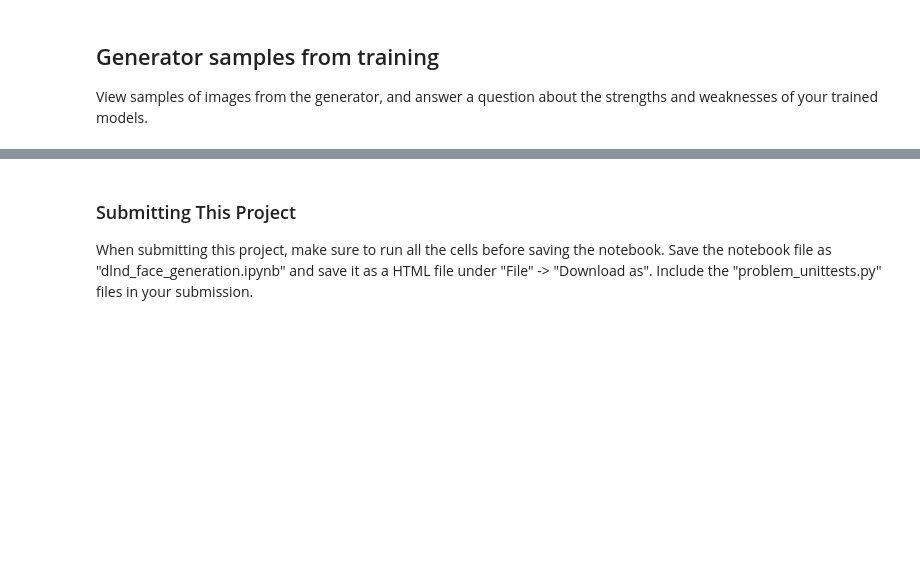
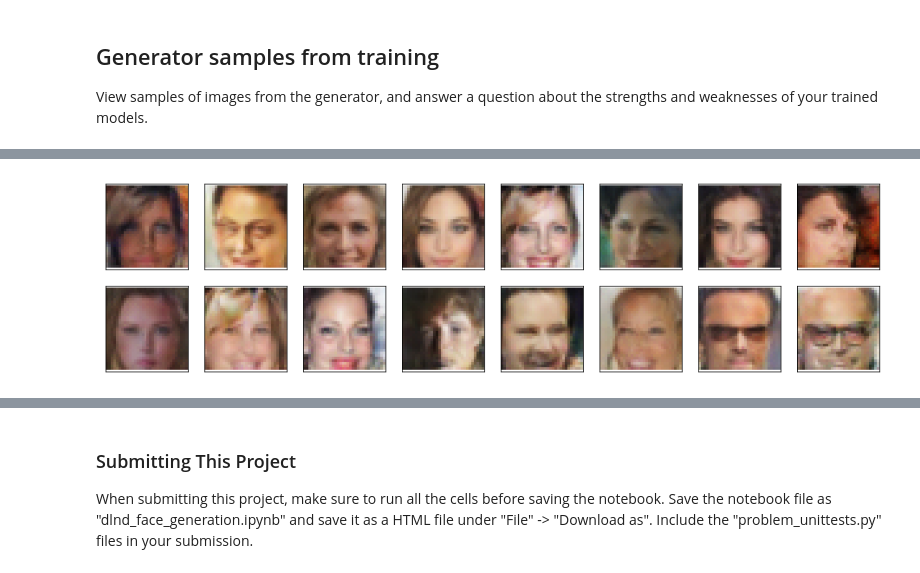
Before and after one commit to armhzjz/deep-learning-v2-pytorch, a Jupyter notebook: project-face-generation/dlnd_face_generation.ipynb, the cells around one changed output, grey strips where cells are left out. Saved outputs shown, nothing was run; the diff lists cells and outputs as text; code cells hidden in the pictures; blank space fills up the shorter version.

```diff
--- a/project-face-generation/dlnd_face_generation.ipynb
+++ b/project-face-generation/dlnd_face_generation.ipynb
@@ -663,0 +655,4 @@ _ = view_samples(-1, samples)
+# %%
+_ = view_samples(-1, samples) # LSGAN Kernel_D = 4 x 4, Kernel_G = 6 x 6, Epochs=50
+# %% [output]
+[figure, added]
```
Also changed, not shown: parts of 20 cells of this notebook.
